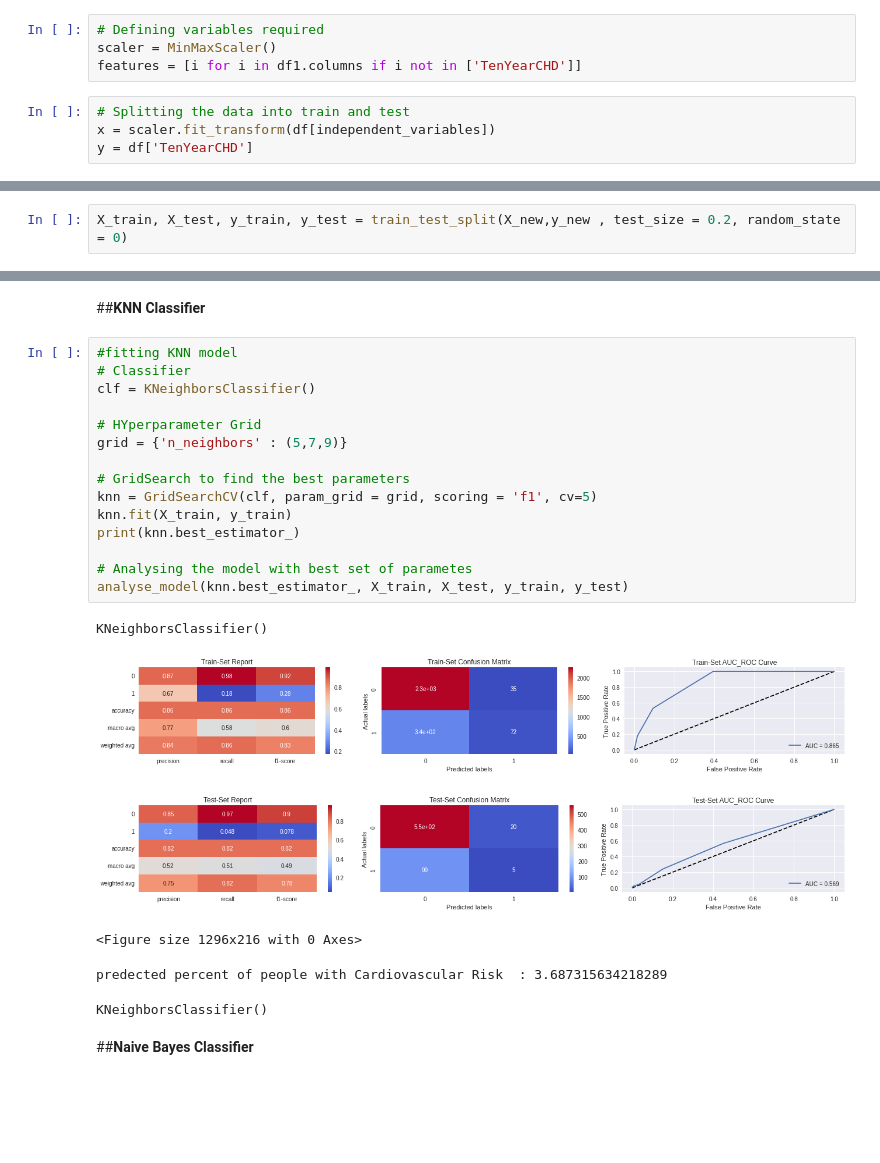
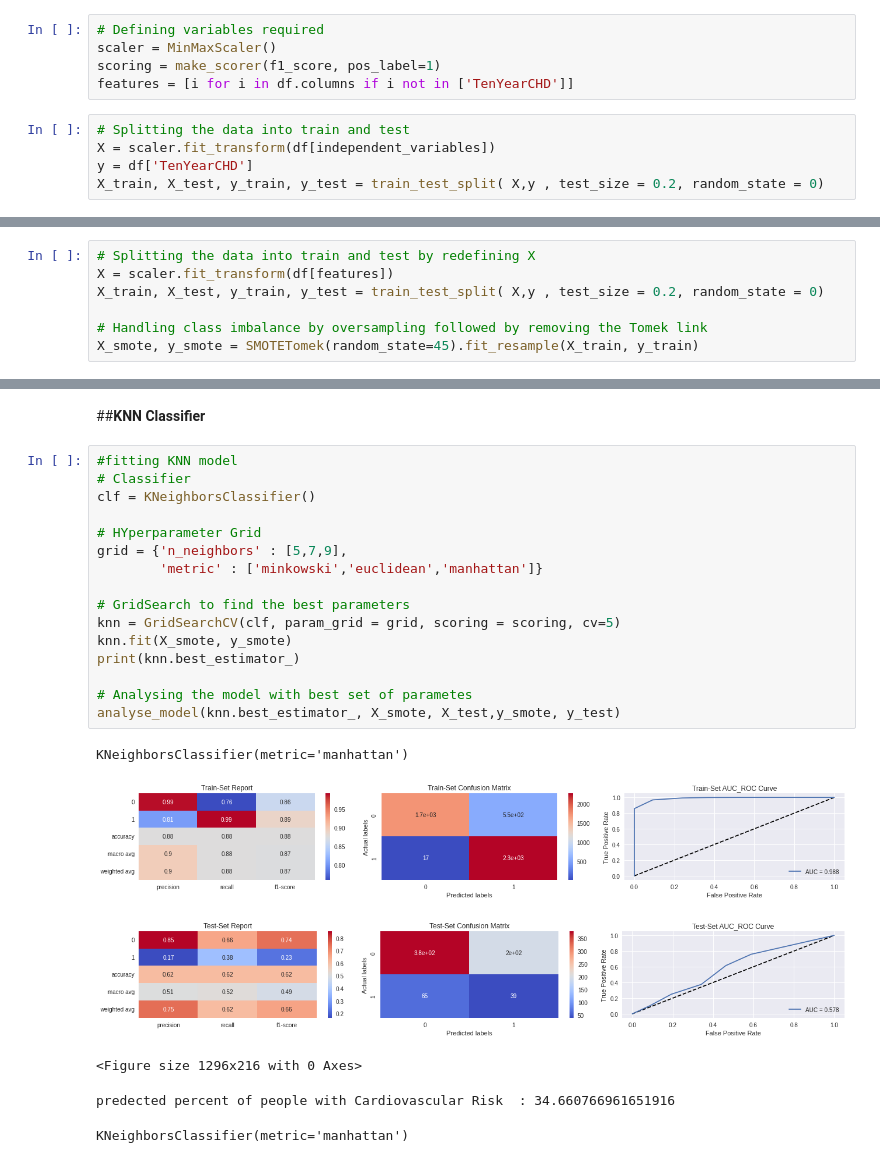
Before and after one commit to dhiru-c/Cardiovascular_Risk_Prediction_Capstone_Project, a Jupyter notebook: Cardiovascular_Risk_Prediction_Capstone_Project.ipynb, the cells around one changed output, grey strips where cells are left out. Cells and saved outputs as stored; diff of their text form; blank space fills up the shorter version.

```diff
--- a/Cardiovascular_Risk_Prediction_Capstone_Project.ipynb
+++ b/Cardiovascular_Risk_Prediction_Capstone_Project.ipynb
@@ -463,10 +413,12 @@ dataset.head()
 # %%
 # Defining variables required
 scaler = MinMaxScaler()
-features = [i for i in df1.columns if i not in ['TenYearCHD']]
+scoring = make_scorer(f1_score, pos_label=1)
+features = [i for i in df.columns if i not in ['TenYearCHD']]
 # %%
 # Splitting the data into train and test
-x = scaler.fit_transform(df[independent_variables])
+X = scaler.fit_transform(df[independent_variables])
 y = df['TenYearCHD']
+X_train, X_test, y_train, y_test = train_test_split( X,y , test_size = 0.2, random_state = 0)
 # %%
 #Handling imbalance dataset
@@ -486,2 +433,0 @@ Resampled dataset shape Counter({1: 2815, 0: 2815})
-# %%
-X_train, X_test, y_train, y_test = train_test_split(X_new,y_new , test_size = 0.2, random_state = 0)
@@ -580,0 +561,7 @@ LogisticRegression(max_iter=10000)
+# %%
+# Splitting the data into train and test by redefining X
+X = scaler.fit_transform(df[features])
+X_train, X_test, y_train, y_test = train_test_split( X,y , test_size = 0.2, random_state = 0)
+
+# Handling class imbalance by oversampling followed by removing the Tomek link
+X_smote, y_smote = SMOTETomek(random_state=45).fit_resample(X_train, y_train)
@@ -583,24 +620,23 @@ LogisticRegression(max_iter=10000)
 # %%
 #fitting KNN model
 # Classifier
 clf = KNeighborsClassifier()
 
 # HYperparameter Grid
-grid = {'n_neighbors' : (5,7,9)}
+grid = {'n_neighbors' : [5,7,9],
+        'metric' : ['minkowski','euclidean','manhattan']}
 
 # GridSearch to find the best parameters
-knn = GridSearchCV(clf, param_grid = grid, scoring = 'f1', cv=5)
-knn.fit(X_train, y_train)
+knn = GridSearchCV(clf, param_grid = grid, scoring = scoring, cv=5)
+knn.fit(X_smote, y_smote)
 print(knn.best_estimator_)
 
 # Analysing the model with best set of parametes
-analyse_model(knn.best_estimator_, X_train, X_test, y_train, y_test)
+analyse_model(knn.best_estimator_, X_smote, X_test,y_smote, y_test)
 # %% [output]
-KNeighborsClassifier()
+KNeighborsClassifier(metric='manhattan')
-[figure, old version]
+[figure, new version]
-[figure, old version]
+[figure, new version]
 <Figure size 1296x216 with 0 Axes>
-predected percent of people with Cardiovascular Risk  : 3.687315634218289
+predected percent of people with Cardiovascular Risk  : 34.660766961651916
-KNeighborsClassifier()
+KNeighborsClassifier(metric='manhattan')
-# %% [markdown]
-##**Naive Bayes Classifier**
```
Also changed, not shown: parts of 34 cells of this notebook.
